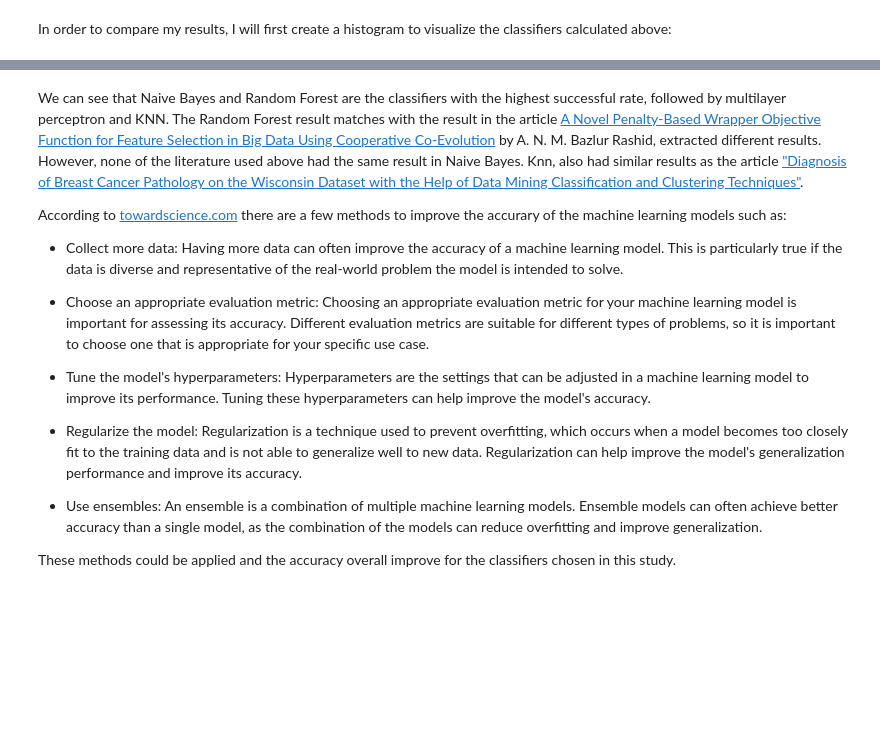
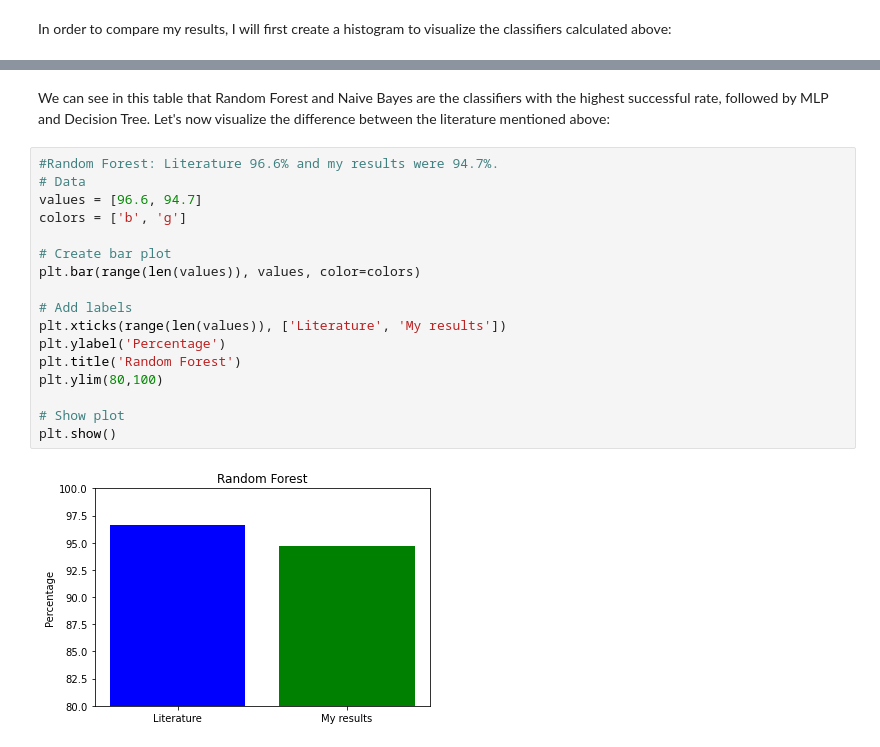
Before and after one commit to LaisColetta/PdDA_Project2, a Jupyter notebook: Project2.ipynb, the cells around one changed output, grey strips where cells are left out. Drawn from its saved outputs; the diff is of its cells as text; blank space fills up the shorter version.

```diff
--- a/Project2.ipynb
+++ b/Project2.ipynb
@@ -660,16 +718,21 @@ models.sort_values(by='Score', ascending=False)
 # %% [markdown]
-We can see that Naive Bayes and Random Forest are the classifiers with the highest successful rate, followed by multilayer perceptron and KNN. The Random Forest result matches with the result in the article [A Novel Penalty-Based Wrapper Objective Function for Feature Selection in Big Data Using Cooperative Co-Evolution](https://www.researchgate.net/publication/343574050_A_Novel_Penalty-Based_Wrapper_Objective_Function_for_Feature_Selection_in_Big_Data_Using_Cooperative_Co-Evolution) by A. N. M. Bazlur Rashid, extracted different results. However, none of the literature used above had the same result in Naive Bayes. Knn, also had similar results as the article ["Diagnosis of Breast Cancer Pathology on the Wisconsin Dataset with the Help of Data Mining Classification and Clustering Techniques"](https://www.hindawi.com/journals/abb/2022/6187275/).
-
-According to [towardscience.com](https://towardsdatascience.com/5-effective-ways-to-improve-the-accuracy-of-your-machine-learning-models-f1ea1f2b5d65) there are a few methods to improve the accurary of the machine learning models such as:
-
-- Collect more data: Having more data can often improve the accuracy of a machine learning model. This is particularly true if the data is diverse and representative of the real-world problem the model is intended to solve.
-
-- Choose an appropriate evaluation metric: Choosing an appropriate evaluation metric for your machine learning model is important for assessing its accuracy. Different evaluation metrics are suitable for different types of problems, so it is important to choose one that is appropriate for your specific use case.
-
-- Tune the model's hyperparameters: Hyperparameters are the settings that can be adjusted in a machine learning model to improve its performance. Tuning these hyperparameters can help improve the model's accuracy.
-
-- Regularize the model: Regularization is a technique used to prevent overfitting, which occurs when a model becomes too closely fit to the training data and is not able to generalize well to new data. Regularization can help improve the model's generalization performance and improve its accuracy.
-
-- Use ensembles: An ensemble is a combination of multiple machine learning models. Ensemble models can often achieve better accuracy than a single model, as the combination of the models can reduce overfitting and improve generalization.
-
-These methods could be applied and the accuracy overall improve for the classifiers chosen in this study.
+We can see in this table that Random Forest and Naive Bayes are the classifiers with the highest successful rate, followed by MLP and Decision Tree. Let's now visualize the difference between the literature mentioned above:
+# %%
+#Random Forest: Literature 96.6% and my results were 94.7%.
+# Data
+values = [96.6, 94.7]
+colors = ['b', 'g']
+
+# Create bar plot
+plt.bar(range(len(values)), values, color=colors)
+
+# Add labels
+plt.xticks(range(len(values)), ['Literature', 'My results'])
+plt.ylabel('Percentage')
+plt.title('Random Forest')
+plt.ylim(80,100)
+
+# Show plot
+plt.show()
+# %% [output]
+[figure, added]
```
Also changed, not shown: parts of 29 cells of this notebook.
